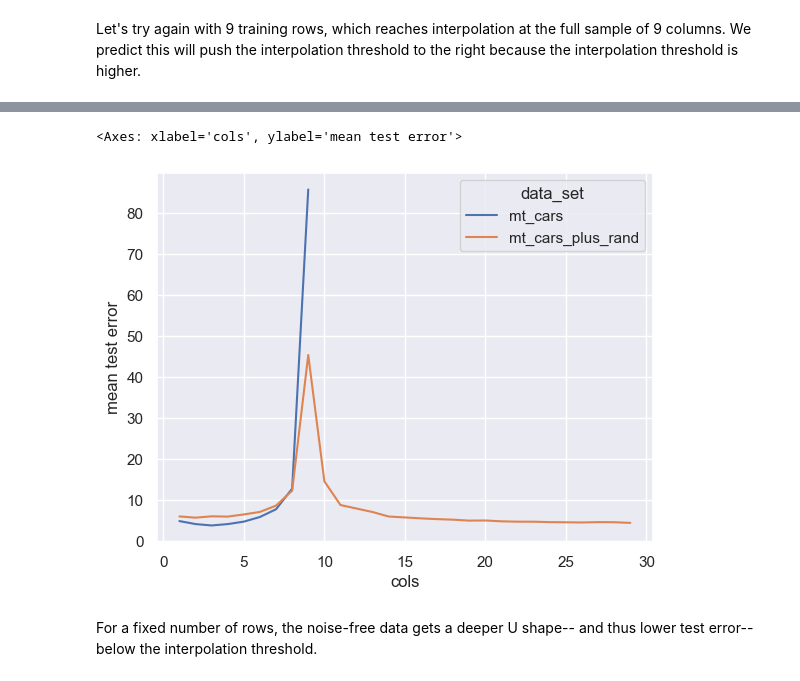
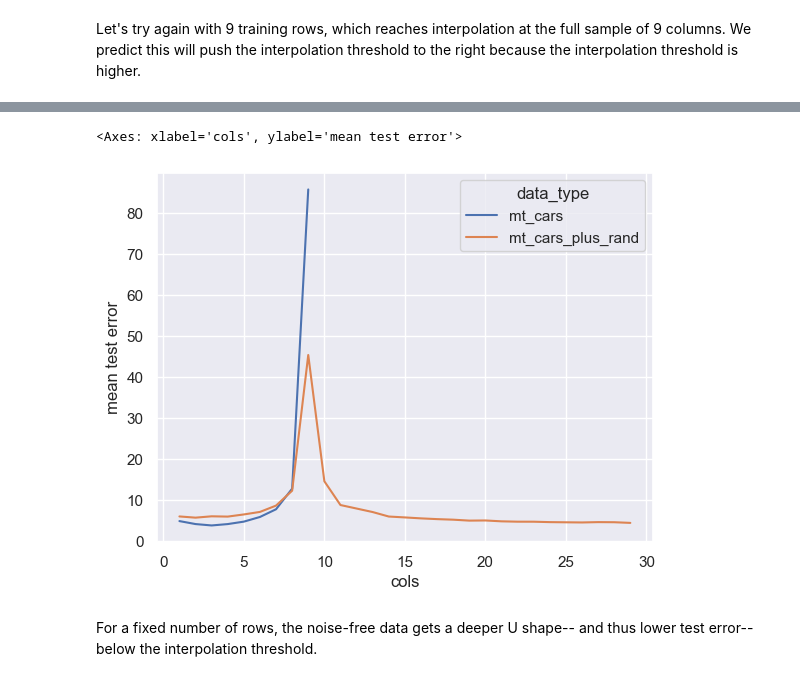
Before and after one commit to jeanimal/double_descent_dar, a Jupyter notebook: double_descent_mtcars_reg.ipynb, the cells around one changed output, grey strips where cells are left out. Saved outputs shown, nothing was run; the diff lists cells and outputs as text; code cells hidden in the pictures.

```diff
--- a/double_descent_mtcars_reg.ipynb
+++ b/double_descent_mtcars_reg.ipynb
@@ -413,5 +422,4 @@ df_wide = pd.DataFrame(
     {'cols':num_columns_list_with_rand,
      'mt_cars':padded_mt_cars,
      'mt_cars_plus_rand':np.mean(metric_dict_with_rand['test'], axis=0)})
-df = pd.melt(df_wide, ['cols'], var_name='data_set', value_name='mean test error')
-df.head()
+df = pd.melt(df_wide, ['cols'], var_name='data_type', value_name='mean test error')
@@ -425,9 +426,9 @@ df.head()
 # %%
 sns.set_theme()
-sns.lineplot(data=df, x='cols', y='mean test error', hue='data_set')
+sns.lineplot(data=df, x='cols', y='mean test error', hue='data_type')
 # %% [output]
 <Axes: xlabel='cols', ylabel='mean test error'>
-[figure, old version]
+[figure, new version]
 # %% [markdown]
 For a fixed number of rows, the noise-free data gets a deeper U shape-- and thus lower test error-- below the interpolation threshold.
 # %% [markdown]
```
Also changed, not shown: parts of 26 cells of this notebook.
